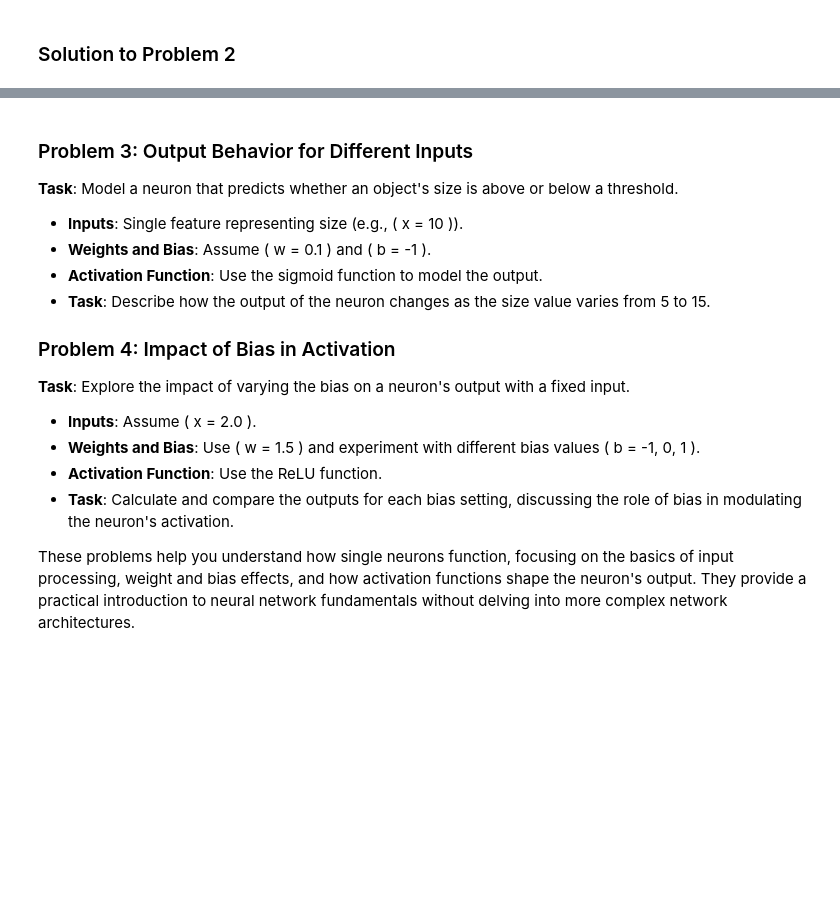
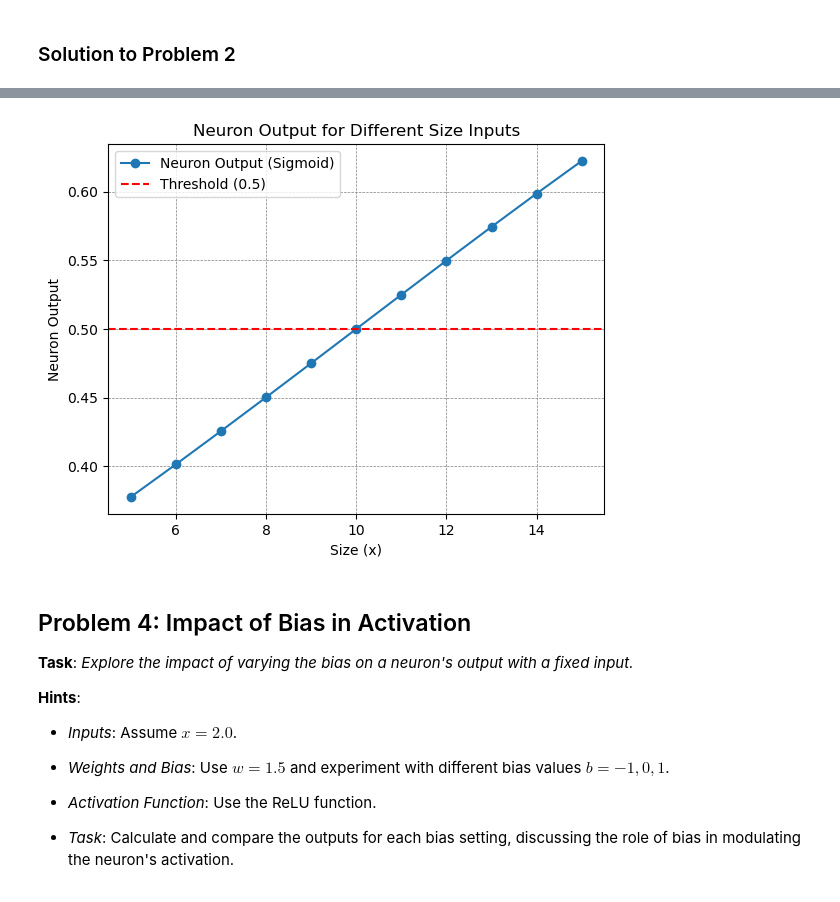
Before and after one commit to SadiahZ14/Artificial-Neural-Networks, a Jupyter notebook: Chapter_1/Problems.ipynb, the cells around one changed output, grey strips where cells are left out. Cells and saved outputs as stored; diff of their text form; code cells hidden in the pictures; blank space fills up the shorter version.

Commit message:
Finished all four problems.

```diff
--- a/Chapter_1/Problems.ipynb
+++ b/Chapter_1/Problems.ipynb
@@ -104,16 +233,30 @@ Output for x = -1 is  0.2689414213699951
+# %%
+# Plotting the neuron output for x_values
+import matplotlib.pyplot as plt
+
+# Generate neuron outputs for the range of x_values
+neuron_outputs = [model(x)[0] for x in x_values]
+
+# Plot the neuron output as x varies
+plt.plot(x_values, neuron_outputs, label='Neuron Output (Sigmoid)', marker='o')
+plt.axhline(y=0.5, color='r', linestyle='--', label='Threshold (0.5)')
+plt.xlabel('Size (x)')
+plt.ylabel('Neuron Output')
+plt.title('Neuron Output for Different Size Inputs')
+plt.legend()
+plt.grid(color='gray', linestyle='--', linewidth=0.5)
+plt.show()
+# %% [output]
+[figure, added]
 # %% [markdown]
-### Problem 3: Output Behavior for Different Inputs
-**Task**: Model a neuron that predicts whether an object's size is above or below a threshold.
-- **Inputs**: Single feature representing size (e.g., \( x = 10 \)).
-- **Weights and Bias**: Assume \( w = 0.1 \) and \( b = -1 \).
-- **Activation Function**: Use the sigmoid function to model the output.
-- **Task**: Describe how the output of the neuron changes as the size value varies from 5 to 15.
+## Problem 4: Impact of Bias in Activation
+**Task**: *Explore the impact of varying the bias on a neuron's output with a fixed input.*
 
-### Problem 4: Impact of Bias in Activation
-**Task**: Explore the impact of varying the bias on a neuron's output with a fixed input.
-- **Inputs**: Assume \( x = 2.0 \).
-- **Weights and Bias**: Use \( w = 1.5 \) and experiment with different bias values \( b = -1, 0, 1 \).
-- **Activation Function**: Use the ReLU function.
-- **Task**: Calculate and compare the outputs for each bias setting, discussing the role of bias in modulating the neuron's activation.
+**Hints**:
+* *Inputs*: Assume $x = 2.0 $.
 
-These problems help you understand how single neurons function, focusing on the basics of input processing, weight and bias effects, and how activation functions shape the neuron's output. They provide a practical introduction to neural network fundamentals without delving into more complex network architectures.
+* *Weights and Bias*: Use $ w = 1.5 $ and experiment with different bias values $ b = -1, 0, 1 $.
+
+* *Activation Function*: Use the ReLU function.
+
+* *Task*: Calculate and compare the outputs for each bias setting, discussing the role of bias in modulating the neuron's activation.
```
Also changed, not shown: parts of 11 cells of this notebook.
